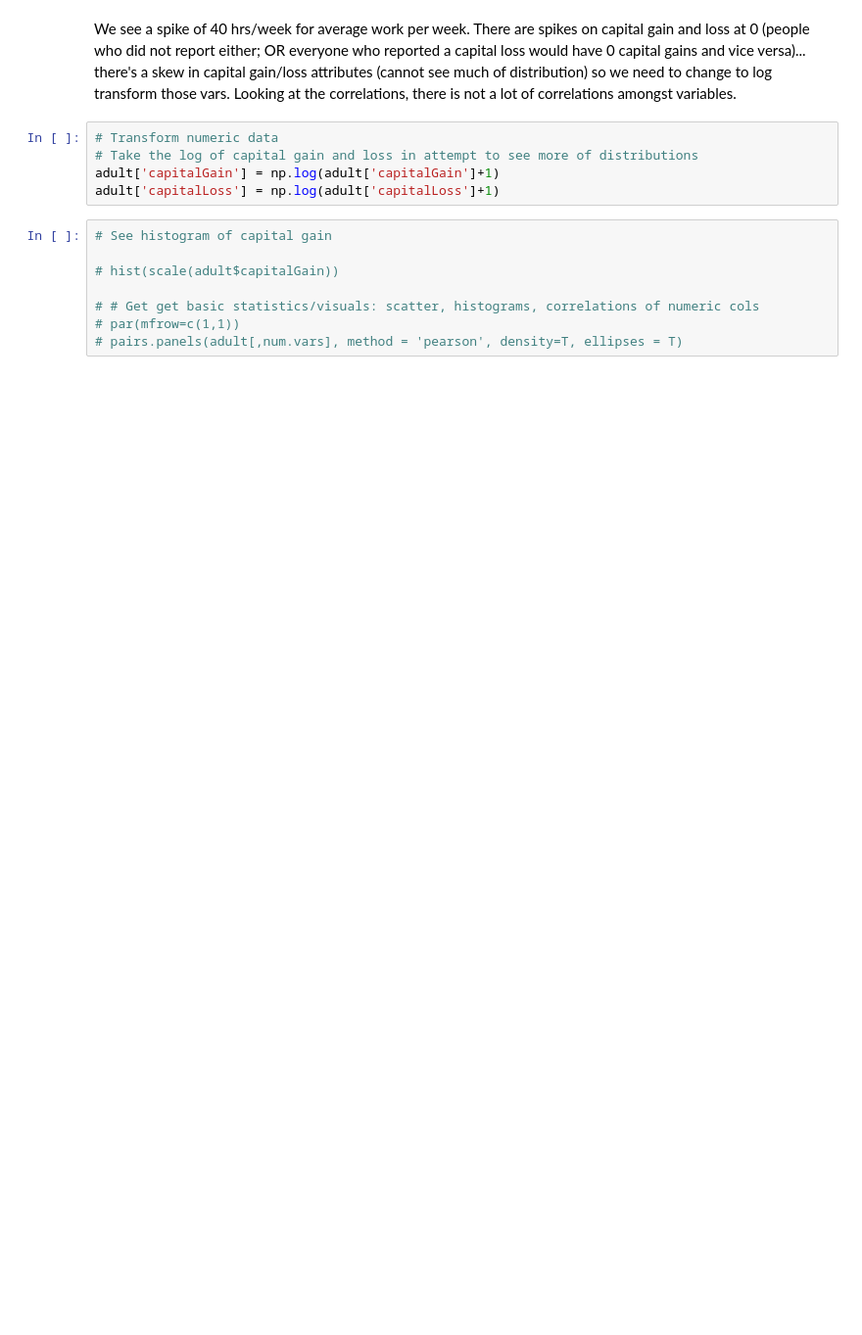
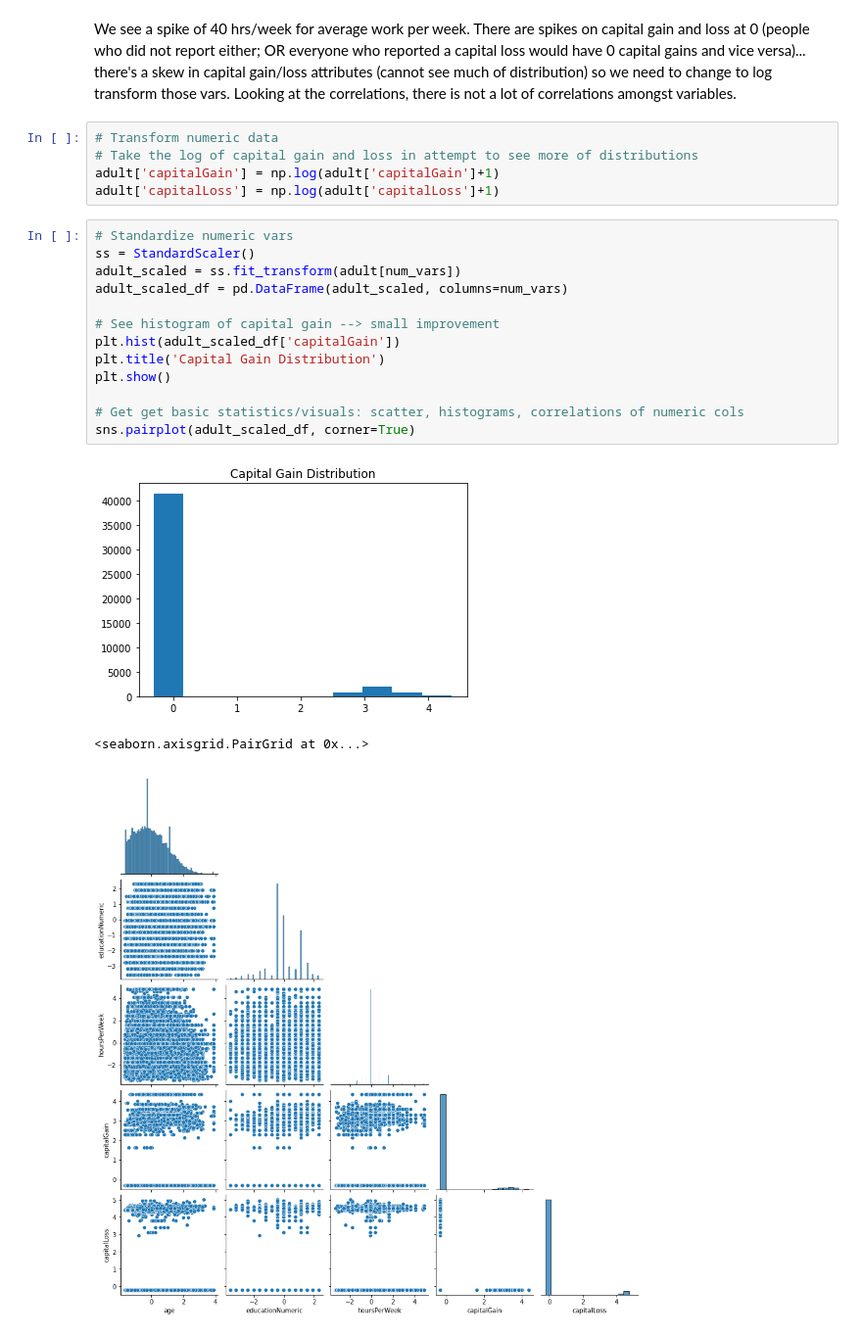
Before and after one commit to chelynl/hierarchical_clustering, a Jupyter notebook: Hierarchical_Clustering.ipynb, the cells around one changed output. Shown at 98% size. Saved outputs shown, nothing was run; the diff lists cells and outputs as text; blank space fills up the shorter version.

```diff
--- a/Hierarchical_Clustering.ipynb
+++ b/Hierarchical_Clustering.ipynb
@@ -46,11 +51,20 @@ We see a spike of 40 hrs/week for average work per week. There are spikes on cap
 # Take the log of capital gain and loss in attempt to see more of distributions
 adult['capitalGain'] = np.log(adult['capitalGain']+1)
 adult['capitalLoss'] = np.log(adult['capitalLoss']+1)
-# %%
-# See histogram of capital gain
-
-# hist(scale(adult$capitalGain))
-
-# # Get get basic statistics/visuals: scatter, histograms, correlations of numeric cols
-# par(mfrow=c(1,1))
-# pairs.panels(adult[,num.vars], method = 'pearson', density=T, ellipses = T)
+# %%
+# Standardize numeric vars
+ss = StandardScaler()
+adult_scaled = ss.fit_transform(adult[num_vars])
+adult_scaled_df = pd.DataFrame(adult_scaled, columns=num_vars)
+
+# See histogram of capital gain --> small improvement
+plt.hist(adult_scaled_df['capitalGain'])
+plt.title('Capital Gain Distribution')
+plt.show()
+
+# Get get basic statistics/visuals: scatter, histograms, correlations of numeric cols
+sns.pairplot(adult_scaled_df, corner=True)
+# %% [output]
+[figure, added]
+<seaborn.axisgrid.PairGrid at 0x...>
+[figure, added]
```
Also changed, not shown: parts of 8 cells of this notebook.
